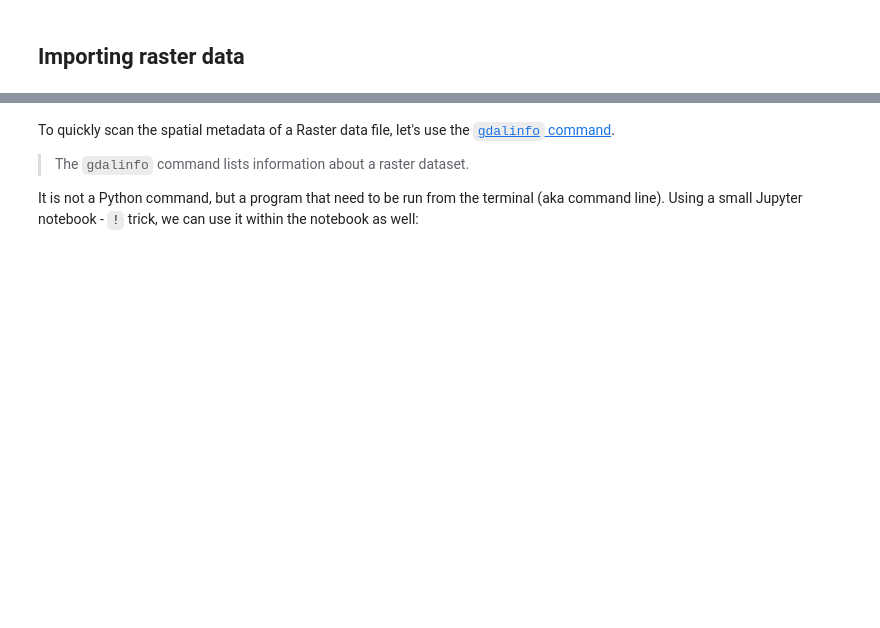
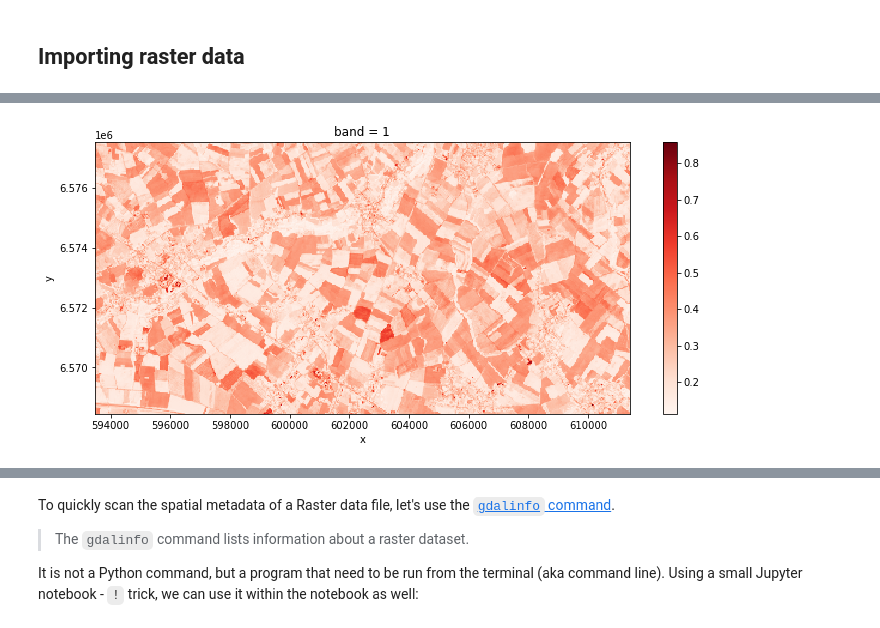
Before and after one commit to jorisvandenbossche/course-python-geospatial, a Jupyter notebook: notebooks/10-introduction-raster.ipynb, the cells around one changed output, grey strips where cells are left out. Cells and saved outputs as stored; diff of their text form; code cells hidden in the pictures; blank space fills up the shorter version.

```diff
--- a/notebooks/10-introduction-raster.ipynb
+++ b/notebooks/10-introduction-raster.ipynb
@@ -41,0 +84,5 @@ A raster is just an __image__ in local pixel coordinates until we specify what p
+# %%
+ax = herstappe.sel(band=1).plot.imshow(cmap="Reds", figsize=(12, 5))  #, robust=True)
+ax.axes.set_aspect('equal')
+# %% [output]
+[figure, added]
```
Also changed, not shown: parts of 94 cells of this notebook, 25 other files.
